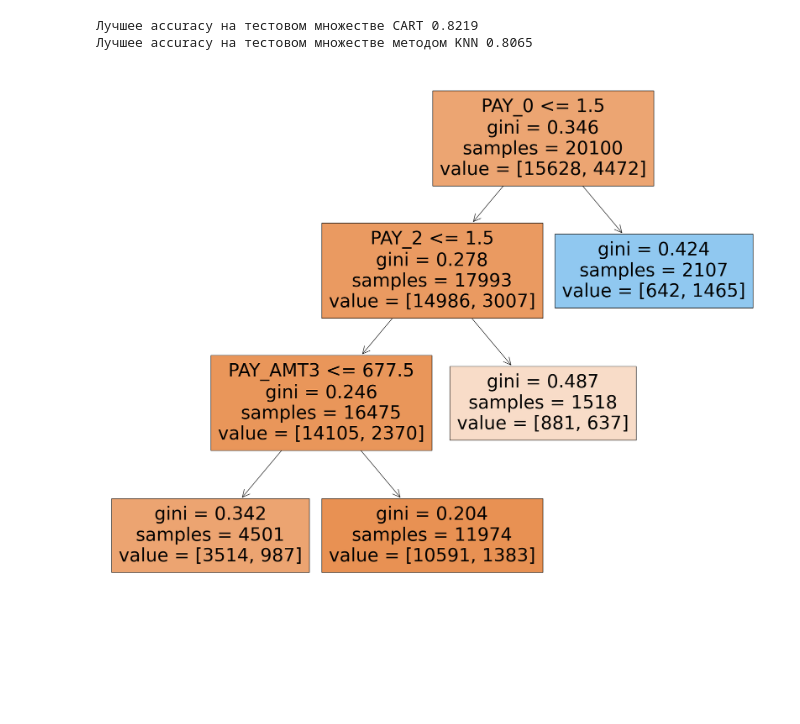
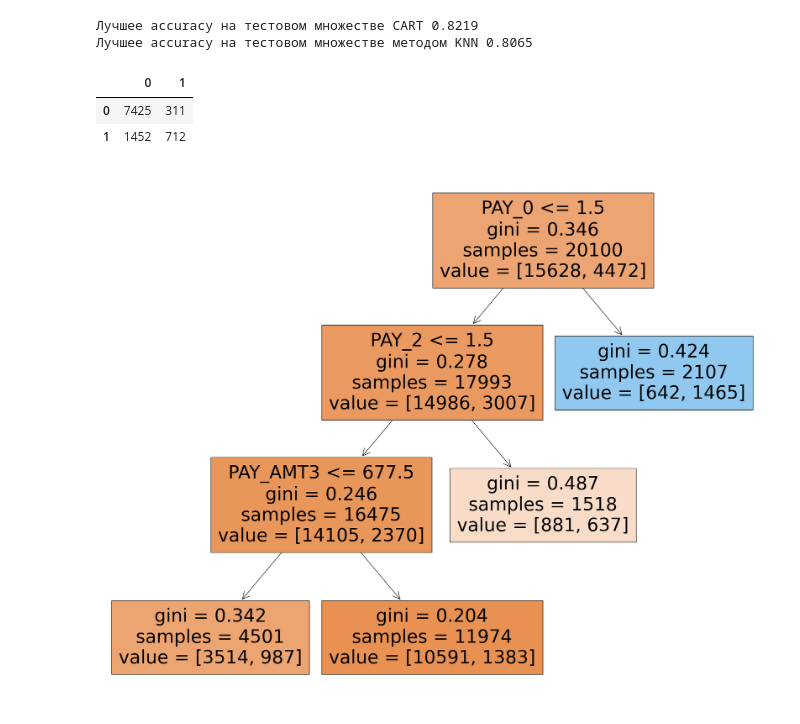
Before and after one commit to danil-zhembrovskii/GPN, a Jupyter notebook: Lab_6_Zhembrovskiy.ipynb, the cells around one changed output. Cells and saved outputs as stored; diff of their text form; code cells hidden in the pictures; blank space fills up the shorter version.

```diff
--- a/Lab_6_Zhembrovskiy.ipynb
+++ b/Lab_6_Zhembrovskiy.ipynb
@@ -205,6 +179,19 @@ print('Лучшее accuracy на тестовом множестве метод
 # %% [output]
 Лучшее accuracy на тестовом множестве CART 0.8219
 Лучшее accuracy на тестовом множестве методом KNN 0.8065
+# %%
+# Строим предсказание модели
+y_pred_train = best_model.predict(X_train)
+y_pred_test = best_model.predict(X_test)
+# %%
+from sklearn import metrics
+conf_mat = metrics.confusion_matrix(Y_test, y_pred_test)
+conf_mat = pd.DataFrame(conf_mat, index=best_model.classes_, columns=best_model.classes_)
+conf_mat
+# %% [output]
+|  | 0 | 1 |
+| 0 | 7425 | 311 |
+| 1 | 1452 | 712 |
 # %%
 fig = plt.figure(figsize=(25,20))
 _ = tree.plot_tree(best_model, feature_names=df.columns, filled=True)
```
Also changed, not shown: parts of 12 cells of this notebook, 1 other file.
